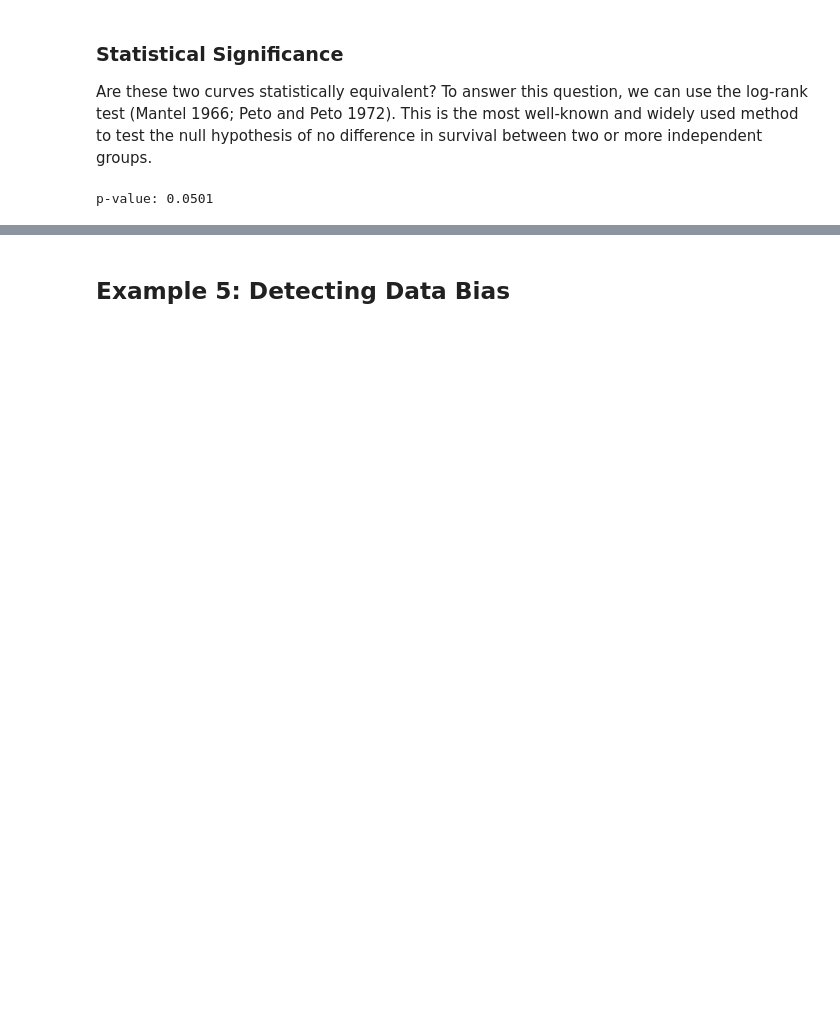
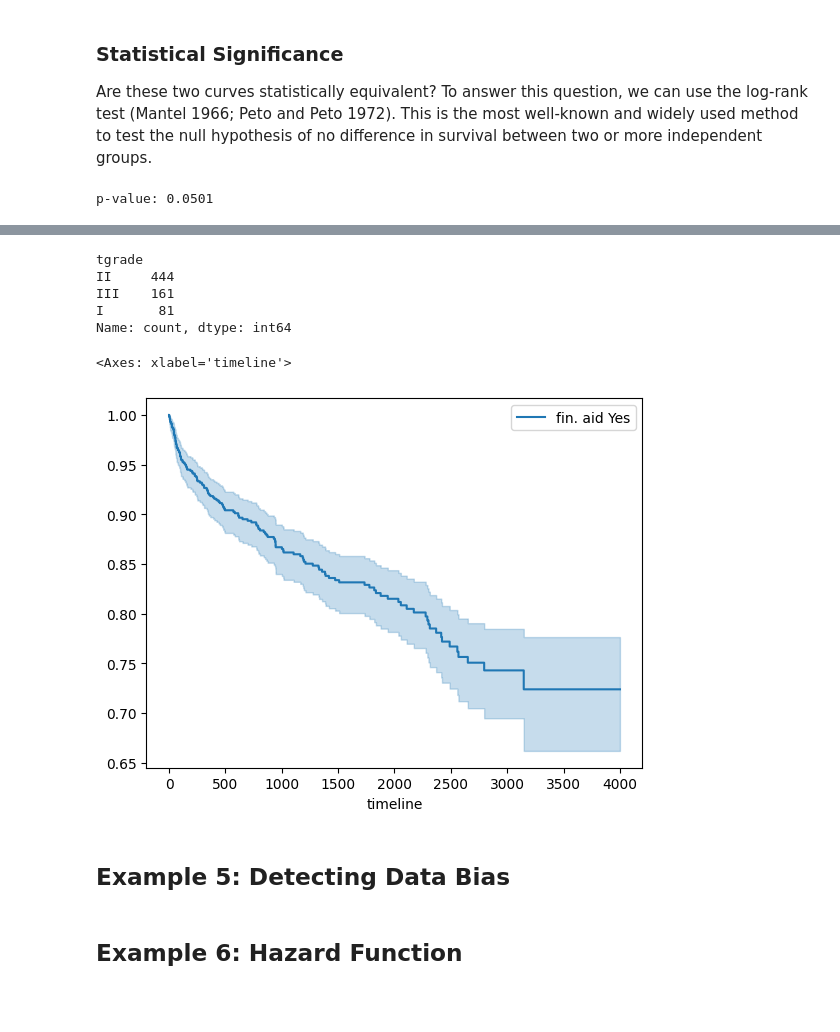
Before and after one commit to Senejohnny/hands-on-survival-analysis, a Jupyter notebook: _sources/descriptive.ipynb, the cells around one changed output, grey strips where cells are left out. Saved outputs shown, nothing was run; the diff lists cells and outputs as text; code cells hidden in the pictures; blank space fills up the shorter version.

```diff
--- a/_sources/descriptive.ipynb
+++ b/_sources/descriptive.ipynb
@@ -207,5 +355,45 @@ Remarks:
+# %%
+from lifelines.datasets import load_kidney_transplant, load_gbsg2
+# df = load_kidney_transplant()
+df = load_gbsg2()
+# %%
+df['tgrade'].value_counts()
+# %% [output]
+tgrade
+II     444
+III    161
+I       81
+Name: count, dtype: int64
+# %%
+from lifelines.datasets import load_rossi
+import numpy as np
+
+# loading data
+data = load_rossi()
+treat = data.query("fin == 1")
+ctrl = data.query("fin == 0")
+
+# init & Fitting KM curves
+ax = plt.subplot(111)
+t = np.linspace(0, 4000, 4000)
+kmf1 = KaplanMeierFitter()
+kmf2 = KaplanMeierFitter()
+kmf1.fit(df['time'], df['death'], timeline=t, label="fin. aid Yes")
+
+
+# # plotting the KM curves
+kmf1.plot(ax=ax)
+# ax.set_title("Criminal Recidivism in 52-week After Release");
+# ax.set_ylabel("P(surviving from getting rearrested)");
+# # ax.set_ylabel("Prob. of getting rearrested");
+# ax.set_xlabel("time (week)");
+# %% [output]
+<Axes: xlabel='timeline'>
+[figure, added]
 # %% [markdown]
 ## Example 5: Detecting Data Bias
+# %% [markdown]
+## Example 6: Hazard Function
 # %% [markdown]
 #
 # %% [markdown]
```
Also changed, not shown: parts of 12 cells of this notebook, 20 other files.
